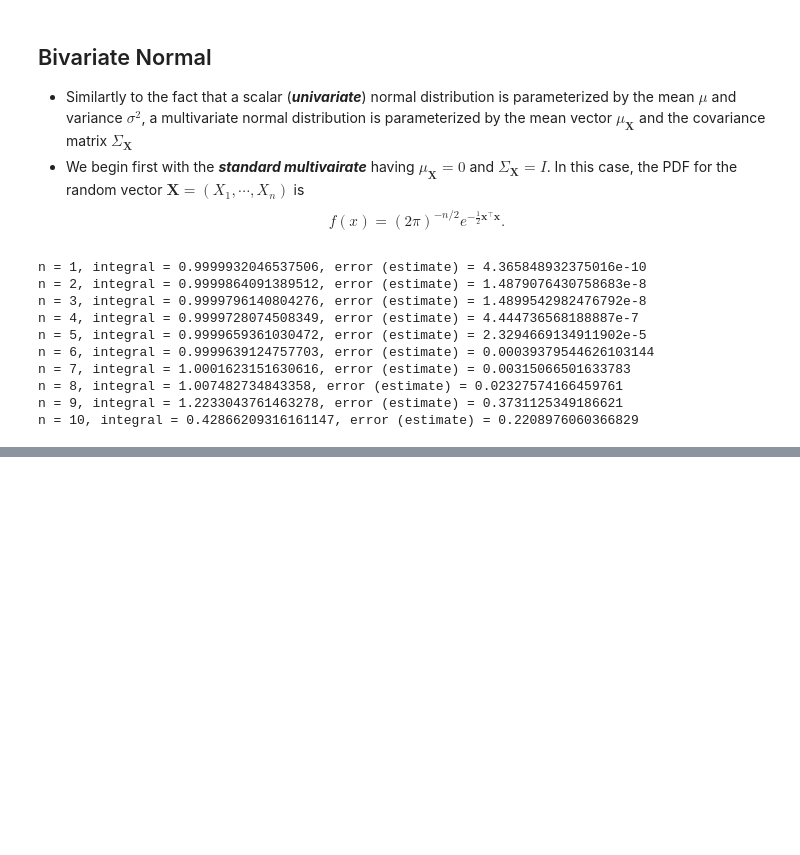
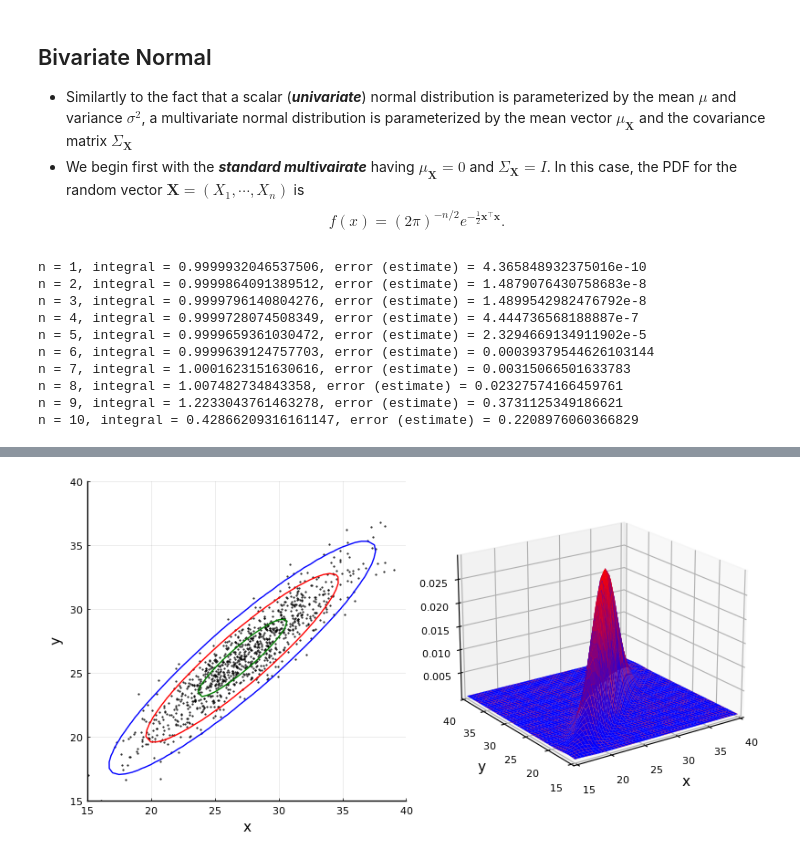
Before and after one commit to PanpanZheng-BNU/Statistics_with_Julia, a Jupyter notebook: JupyterNB/Chap03_Probability_Distributions/3.7_Joint_Distributions_and_Covariance.ipynb, the cells around one changed output, grey strips where cells are left out. Drawn from its saved outputs; the diff is of its cells as text; code cells hidden in the pictures; blank space fills up the shorter version.

```diff
--- a/JupyterNB/Chap03_Probability_Distributions/3.7_Joint_Distributions_and_Covariance.ipynb
+++ b/JupyterNB/Chap03_Probability_Distributions/3.7_Joint_Distributions_and_Covariance.ipynb
@@ -228,0 +252,23 @@ hcubature(f, [-4.5], [4.5], maxevals=10^7)
+# %%
+using Distributions, Plots; pyplot()
+
+include("../data/mvParams.jl")
+biNorm = MvNormal(meanVect, covMat)
+
+N = 10^3
+points = rand(MvNormal(meanVect, covMat), N)
+
+support = 15:0.5:40
+z = [ pdf(biNorm, [x,y]) for y in support, x in support]
+
+p1 = scatter(points[1,:], points[2,:], ms=0.5, c=:black, legend=:none)
+p1 = contour!(support, support, z,
+    levels=[0.001, 0.005, 0.02], c=[:blue, :red, :green],
+    xlims=(15,40), ylims=(15,40), ratio=:equal, legend=:none,
+    xlabel="x", ylabel="y")
+p2 = surface(support, support, z, lw=0.1, c=cgrad([:blue, :red]),
+    legend=:none, xlabel="x", ylabel="y", camera=(-35,20))
+
+plot(p1,p2, size=(800,400))
+# %% [output]
+[figure, added]
```
Also changed, not shown: parts of 2 cells of this notebook.
